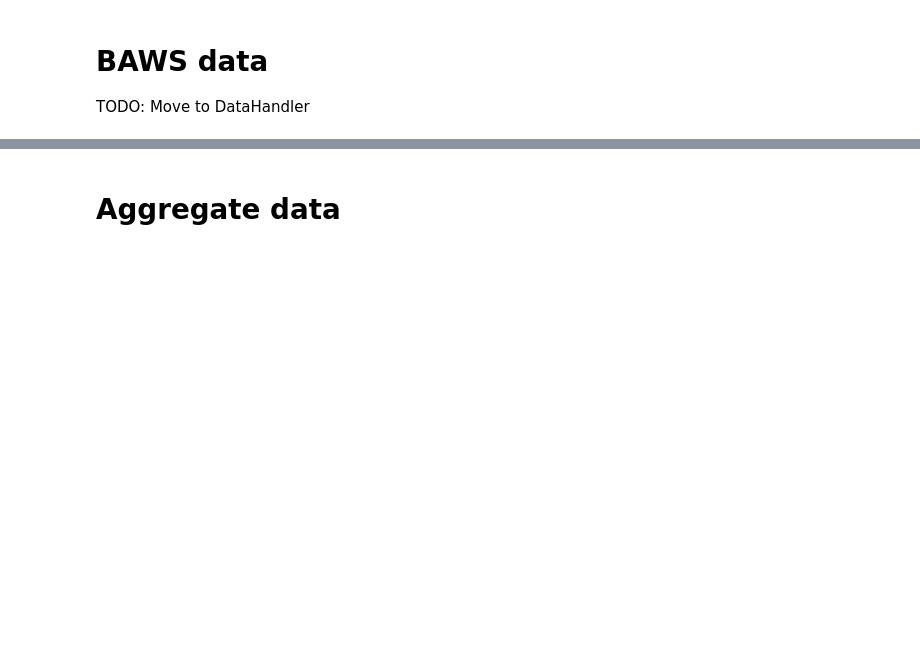
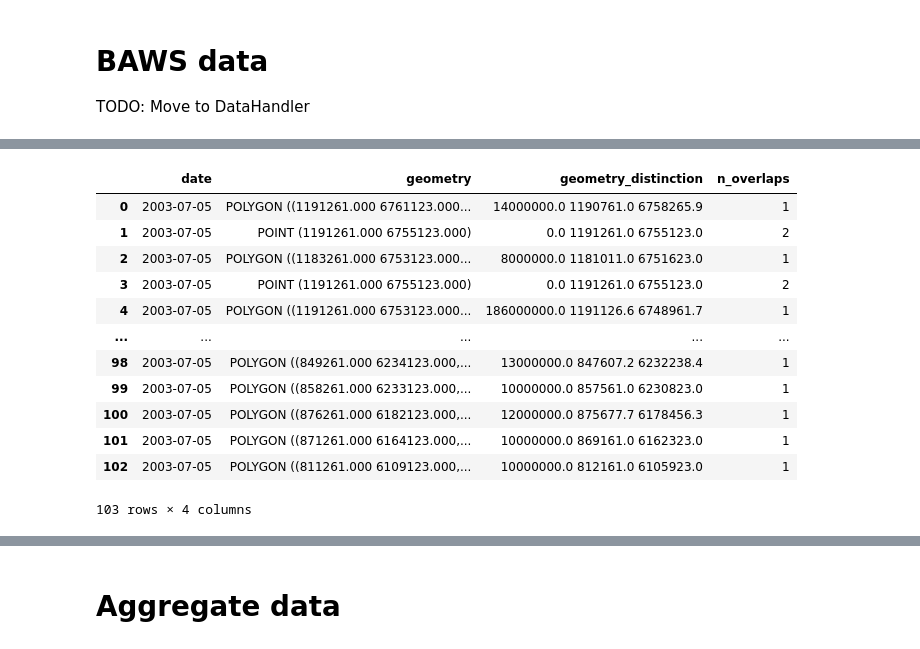
Before and after one commit to ChristofferOlssonSMHI/Satvis, a Jupyter notebook: src/satvistest/dataStructureTest.ipynb, the cells around one changed output, grey strips where cells are left out. Drawn from its saved outputs; the diff is of its cells as text; code cells hidden in the pictures; blank space fills up the shorter version.

```diff
--- a/src/satvistest/dataStructureTest.ipynb
+++ b/src/satvistest/dataStructureTest.ipynb
@@ -67,0 +101,16 @@ DataHandler.cyano_season_geodataframe(data_files)
+# %%
+intersected
+# %% [output]
+|  | date | geometry | geometry_distinction | n_overlaps |
+| 0 | 2003-07-05 | POLYGON ((1191261.000 6761123.000... | 14000000.0 1190761.0 6758265.9 | 1 |
+| 1 | 2003-07-05 | POINT (1191261.000 6755123.000) | 0.0 1191261.0 6755123.0 | 2 |
+| 2 | 2003-07-05 | POLYGON ((1183261.000 6753123.000... | 8000000.0 1181011.0 6751623.0 | 1 |
+| 3 | 2003-07-05 | POINT (1191261.000 6755123.000) | 0.0 1191261.0 6755123.0 | 2 |
+| 4 | 2003-07-05 | POLYGON ((1191261.000 6753123.000... | 186000000.0 1191126.6 6748961.7 | 1 |
+| ... | ... | ... | ... | ... |
+| 98 | 2003-07-05 | POLYGON ((849261.000 6234123.000,... | 13000000.0 847607.2 6232238.4 | 1 |
+| 99 | 2003-07-05 | POLYGON ((858261.000 6233123.000,... | 10000000.0 857561.0 6230823.0 | 1 |
+| 100 | 2003-07-05 | POLYGON ((876261.000 6182123.000,... | 12000000.0 875677.7 6178456.3 | 1 |
+| 101 | 2003-07-05 | POLYGON ((871261.000 6164123.000,... | 10000000.0 869161.0 6162323.0 | 1 |
+| 102 | 2003-07-05 | POLYGON ((811261.000 6109123.000,... | 10000000.0 812161.0 6105923.0 | 1 |
+103 rows × 4 columns
```
Also changed, not shown: parts of 15 cells of this notebook.
